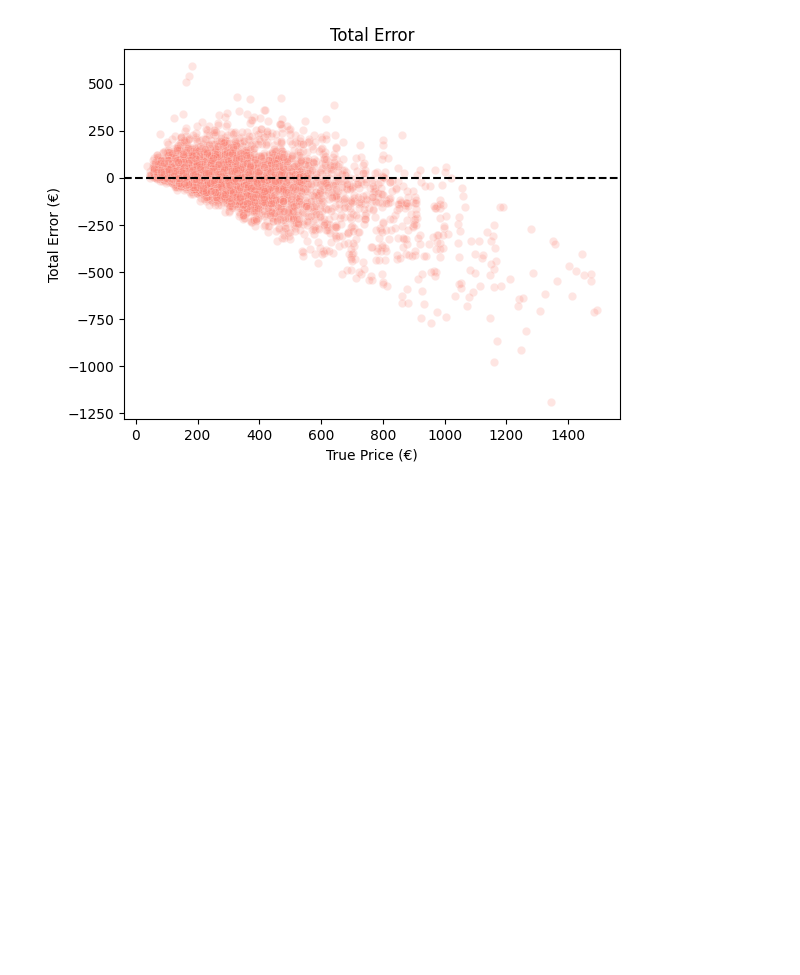
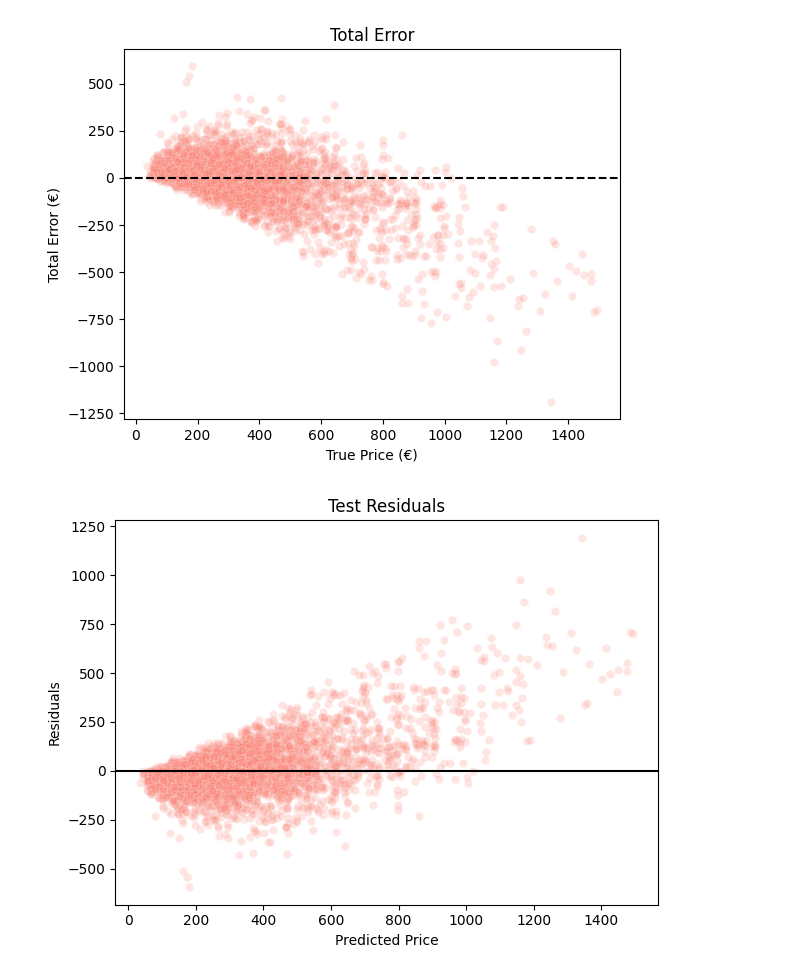
Before and after one commit to AddiH/DataScienceExam, a Jupyter notebook: nbs/viz_KNN.ipynb, the cells around one changed output. Cells and saved outputs as stored; diff of their text form; code cells hidden in the pictures; blank space fills up the shorter version.

```diff
--- a/nbs/viz_KNN.ipynb
+++ b/nbs/viz_KNN.ipynb
@@ -256,6 +255,20 @@ plt.ylabel('Total Error (€)')
 plt.show()
 # %% [output]
 [figure]
+# %%
+
+test_residuals = y_original - preds_original
+
+sns.scatterplot(x=y_original, y=test_residuals, color='salmon', alpha=0.2)
+plt.axhline(0, color='black')
+plt.title('Test Residuals')
+plt.xlabel('Predicted Price')
+plt.ylabel('Residuals')
+
+plt.tight_layout()
+plt.show()
+# %% [output]
+[figure, added]
 # %%
 file_name = '../data/knn_performances.csv'
 perf_df = pd.read_csv(file_name)
```
Also changed, not shown: parts of 1 cell of this notebook, 2 other files.
